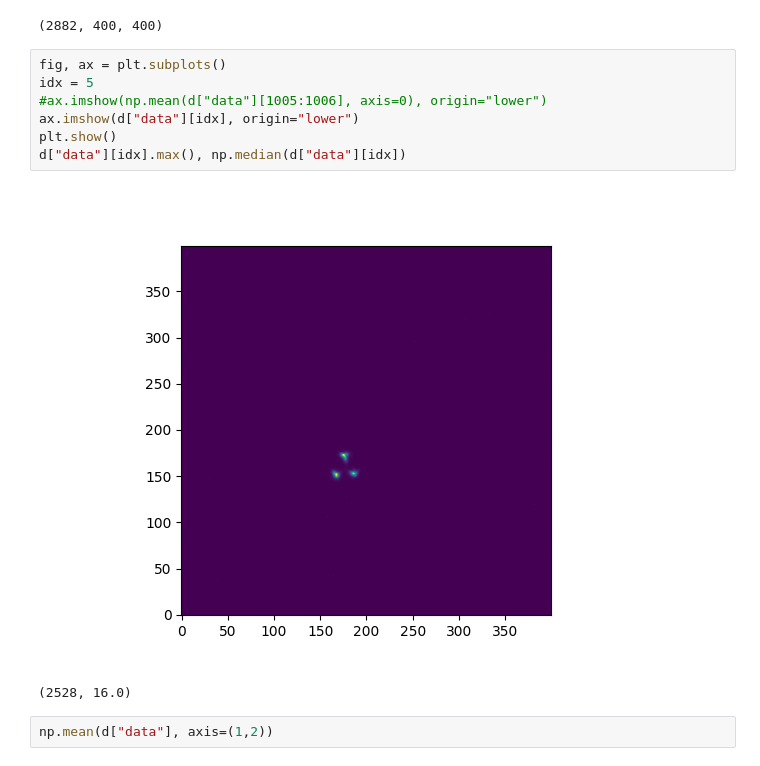
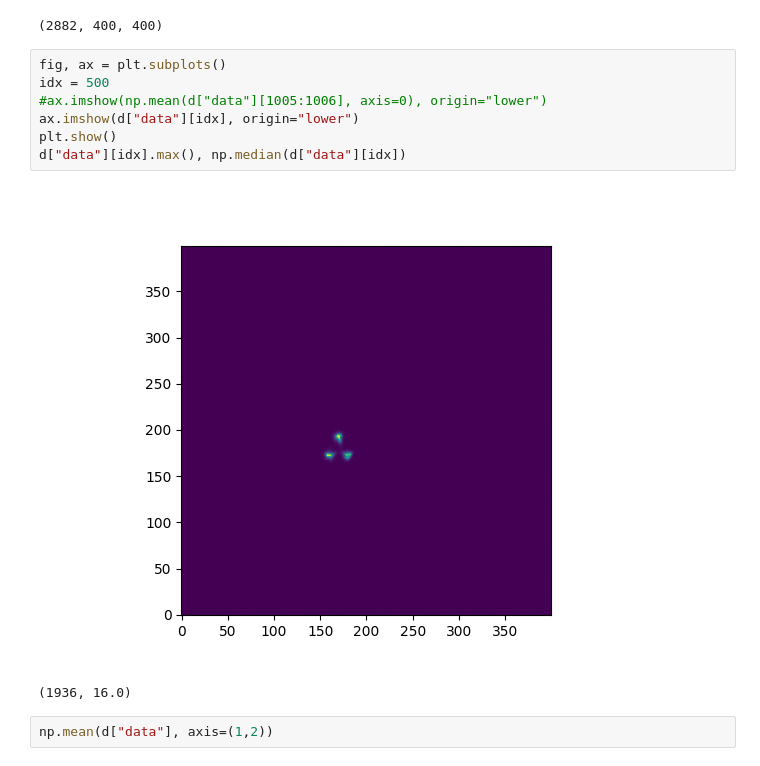
Before and after one commit to tepickering/ser_utils, a Jupyter notebook: notebooks/hdimm_dev.ipynb, the cells around one changed output. Saved outputs shown, nothing was run; the diff lists cells and outputs as text.

```diff
--- a/notebooks/hdimm_dev.ipynb
+++ b/notebooks/hdimm_dev.ipynb
@@ -66,14 +67,14 @@ d['data'].shape
 (2882, 400, 400)
 # %%
 fig, ax = plt.subplots()
-idx = 5
+idx = 500
 #ax.imshow(np.mean(d["data"][1005:1006], axis=0), origin="lower")
 ax.imshow(d["data"][idx], origin="lower")
 plt.show()
 d["data"][idx].max(), np.median(d["data"][idx])
 # %% [output]
-[figure, old version]
+[figure, new version]
-(2528, 16.0)
+(1936, 16.0)
 # %%
 np.mean(d["data"], axis=(1,2))
 # %% [output]
```
Also changed, not shown: parts of 6 cells of this notebook, 1 other file.
